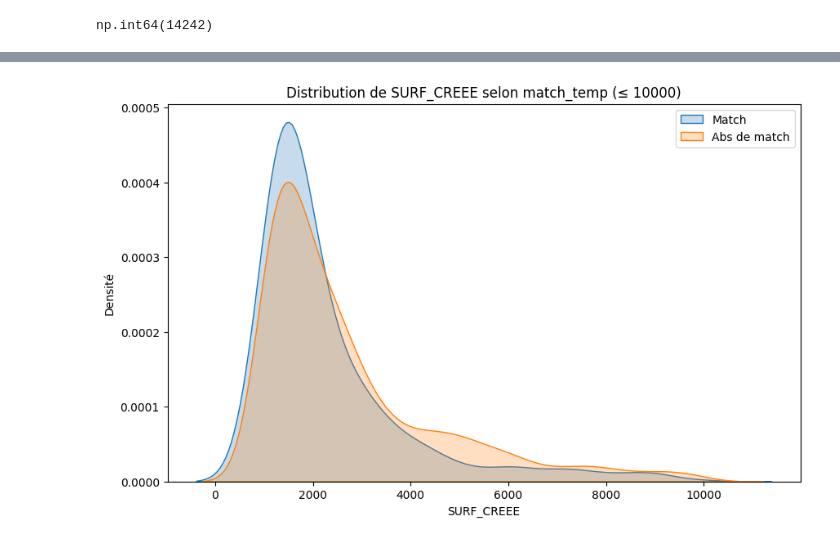
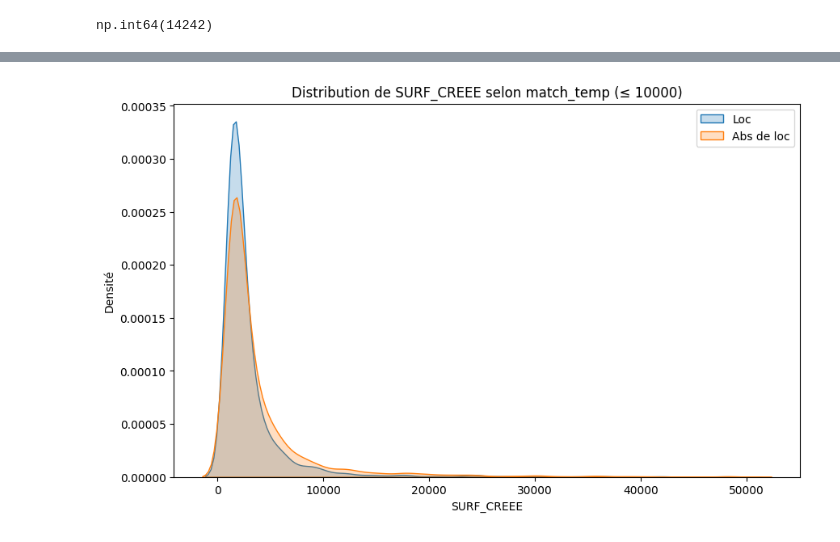
Before and after one commit to xdalp/projet3A, a Jupyter notebook: appariement_Sitadel_BDTopo.ipynb, the cells around one changed output, grey strips where cells are left out. Saved outputs shown, nothing was run; the diff lists cells and outputs as text; code cells hidden in the pictures.

Commit message:
Ecriture d'une base avec batîments localisables

```diff
--- a/appariement_Sitadel_BDTopo.ipynb
+++ b/appariement_Sitadel_BDTopo.ipynb
@@ -238,7 +222,7 @@ while sit_remaining:
         if re.match(r"^\s*\d+", adresse_ban):
             rayons = [100,200,300]
         else:
-            rayons = [500, 1000, 1500, 2000, 2500, 3000]
+            rayons = [500, 1000, 1500, 2000, 2500, 3000, 3500]
 
         best_idx = None
         best_dist = np.inf
@@ -318,6 +302,7 @@ while sit_remaining:
 
         geom_temp = temp_BDTopo.loc[best_idx, "geometry"]
         temp_sit.at[idx_sit, "geometry_BDTOPO"] = geom_temp
+        temp_sit.at[idx_sit, "Apparition_BDTopo"] = temp_BDTopo.loc[best_idx, "Apparition_BDTopo"]
 
         centroid = geom_temp.centroid
         centroid_wgs = gpd.GeoSeries([centroid], crs="EPSG:2154").to_crs("EPSG:4326").iloc[0]
@@ -339,3 +324,19 @@ Tour 5, lignes restantes à matcher : 17742
 Matching terminé.
-# %%
-temp_sit = temp_sit.drop(columns="geometry")
+# %%
+# ON SELECTIONNE LES PC LOCALISABLES (pcq Sitadel précis ou pcq appariement BDTOPO)
+condition1=(temp_sit["adresse_BAN"].astype(str).str.match(r"^\d")) & (temp_sit["adresse"].astype(str).str.match(r"^\d"))
+condition2=(~condition1) & (temp_sit["score_BAN"]>0.9) & (temp_sit["DATE_REELLE_DOC"].notna()) & (temp_sit["SURF_CREEE"]>3000)
+condition3=(~condition1) & (~condition2) & (
+        temp_sit["adresse"].astype(str).str.startswith("Z") |
+        temp_sit["adresse"].astype(str).str.contains("parc", case=False, na=False)) & (
+            temp_sit["adresse_BAN"].astype(str).str.startswith("Z") |
+            temp_sit["adresse_BAN"].astype(str).str.contains("zi", case=False, na=False) |
+            temp_sit["adresse_BAN"].astype(str).str.contains("za", case=False, na=False) |
+            temp_sit["adresse_BAN"].astype(str).str.contains("zone", case=False, na=False) |
+            (temp_sit["adresse_BAN"].astype(str).str.contains("parc", case=False, na=False) &
+         ~temp_sit["adresse_BAN"].astype(str).str.contains(r"\bdu parc\b", case=False, na=False))
+        )
+condition4=(temp_sit["match_temp"] > 0)
+# %%
+temp_sit["ind_localisable"] = ((condition1 | condition2 | condition3 | condition4)).astype(int)
+print(f"Nombre de bâtiments localisables : {temp_sit['ind_localisable'].sum()}")
@@ -416,24 +377,24 @@ temp_sit[(temp_sit["match_temp"]>0) & (temp_sit["SURF_CREEE"]>2000)].sample(n=20
 # %%
 import matplotlib.pyplot as plt
 import seaborn as sns
 ann=2022
 
 # Filtrer SURF_CREEE <= 5000
-matched = temp_sit[temp_sit["match_temp"].notna() & (temp_sit["match_temp"] >= 0) & (temp_sit["SURF_CREEE"] <= 10000) & (temp_sit["ANNEE_REELLE_AUTORISATION"]==ann)]
-unmatched = temp_sit[(temp_sit["match_temp"].isna() | (temp_sit["match_temp"] < 0)) & (temp_sit["SURF_CREEE"] <= 10000) & (temp_sit["ANNEE_REELLE_AUTORISATION"]==ann)]
+matched = temp_sit[(temp_sit["match_temp"].notna()) & (temp_sit["ind_localisable"] ==1) & (temp_sit["SURF_CREEE"] <= 50000) ]
+unmatched = temp_sit[(temp_sit["match_temp"].isna() | (temp_sit["ind_localisable"] ==0)) & (temp_sit["SURF_CREEE"] <= 50000)]
 
 plt.figure(figsize=(10,6))
 
-sns.kdeplot(matched["SURF_CREEE"].dropna(), label="Match", fill=True)
-sns.kdeplot(unmatched["SURF_CREEE"].dropna(), label="Abs de match", fill=True)
+sns.kdeplot(matched["SURF_CREEE"].dropna(), label="Loc", fill=True)
+sns.kdeplot(unmatched["SURF_CREEE"].dropna(), label="Abs de loc", fill=True)
 
 plt.xlabel("SURF_CREEE")
 plt.ylabel("Densité")
 plt.title("Distribution de SURF_CREEE selon match_temp (≤ 10000)")
 plt.legend()
 plt.show()
 # %% [output]
-[figure, old version]
+[figure, new version]
 # %%
 import matplotlib.pyplot as plt
 
```
Also changed, not shown: parts of 15 cells of this notebook.
